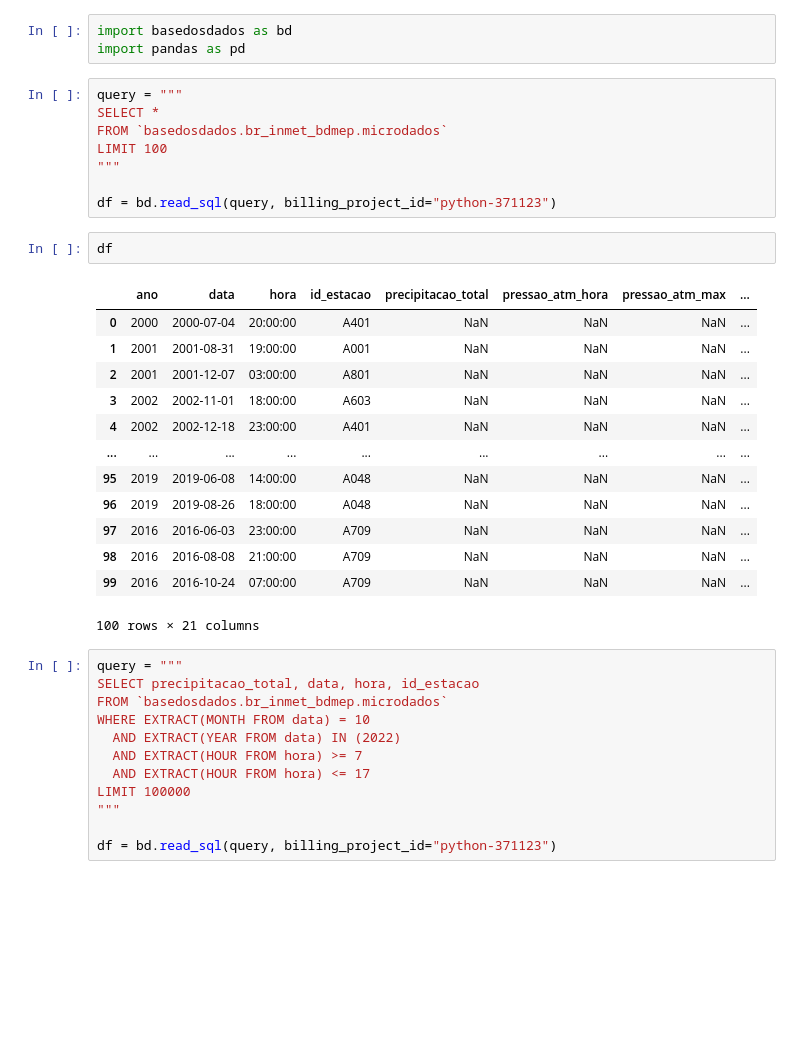
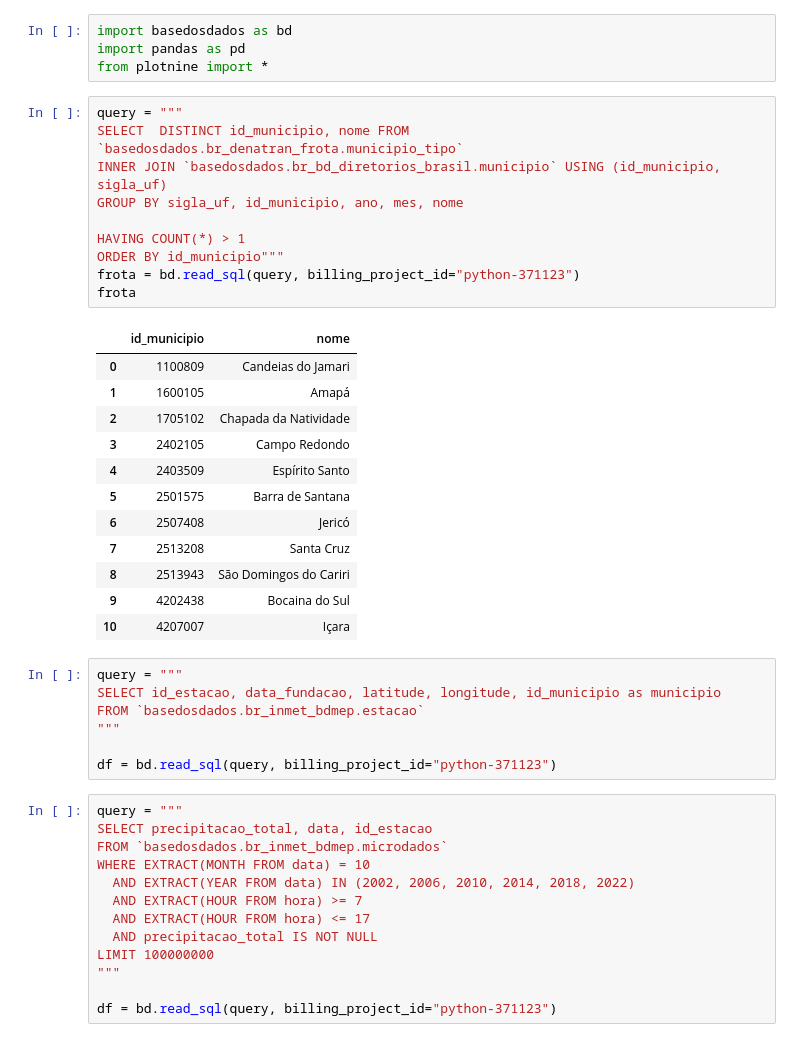
Before and after one commit to gustavo-tm/passe-livre, a Jupyter notebook: rascunho.ipynb, the cells around one changed output. Saved outputs shown, nothing was run; the diff lists cells and outputs as text; blank space fills up the shorter version.

```diff
--- a/rascunho.ipynb
+++ b/rascunho.ipynb
@@ -1,39 +1,47 @@
 # %%
 import basedosdados as bd
 import pandas as pd
+from plotnine import *
+# %%
+query = """
+SELECT  DISTINCT id_municipio, nome FROM `basedosdados.br_denatran_frota.municipio_tipo`
+INNER JOIN `basedosdados.br_bd_diretorios_brasil.municipio` USING (id_municipio, sigla_uf)
+GROUP BY sigla_uf, id_municipio, ano, mes, nome
+
+HAVING COUNT(*) > 1
+ORDER BY id_municipio"""
+frota = bd.read_sql(query, billing_project_id="python-371123")
+frota
+# %% [output]
+|  | id_municipio | nome |
+| 0 | 1100809 | Candeias do Jamari |
+| 1 | 1600105 | Amapá |
+| 2 | 1705102 | Chapada da Natividade |
+| 3 | 2402105 | Campo Redondo |
+| 4 | 2403509 | Espírito Santo |
+| 5 | 2501575 | Barra de Santana |
+| 6 | 2507408 | Jericó |
+| 7 | 2513208 | Santa Cruz |
+| 8 | 2513943 | São Domingos do Cariri |
+| 9 | 4202438 | Bocaina do Sul |
+| 10 | 4207007 | Içara |
 # %%
 query = """
-SELECT *
-FROM `basedosdados.br_inmet_bdmep.microdados`
-LIMIT 100
+SELECT id_estacao, data_fundacao, latitude, longitude, id_municipio as municipio
+FROM `basedosdados.br_inmet_bdmep.estacao`
 """
 
 df = bd.read_sql(query, billing_project_id="python-371123")
-# %%
-df
-# %% [output]
-|  | ano | data | hora | id_estacao | precipitacao_total | pressao_atm_hora | pressao_atm_max | ... |
-| 0 | 2000 | 2000-07-04 | 20:00:00 | A401 | NaN | NaN | NaN | ... |
-| 1 | 2001 | 2001-08-31 | 19:00:00 | A001 | NaN | NaN | NaN | ... |
-| 2 | 2001 | 2001-12-07 | 03:00:00 | A801 | NaN | NaN | NaN | ... |
-| 3 | 2002 | 2002-11-01 | 18:00:00 | A603 | NaN | NaN | NaN | ... |
-| 4 | 2002 | 2002-12-18 | 23:00:00 | A401 | NaN | NaN | NaN | ... |
-| ... | ... | ... | ... | ... | ... | ... | ... | ... |
-| 95 | 2019 | 2019-06-08 | 14:00:00 | A048 | NaN | NaN | NaN | ... |
-| 96 | 2019 | 2019-08-26 | 18:00:00 | A048 | NaN | NaN | NaN | ... |
-| 97 | 2016 | 2016-06-03 | 23:00:00 | A709 | NaN | NaN | NaN | ... |
-| 98 | 2016 | 2016-08-08 | 21:00:00 | A709 | NaN | NaN | NaN | ... |
-| 99 | 2016 | 2016-10-24 | 07:00:00 | A709 | NaN | NaN | NaN | ... |
-100 rows × 21 columns
 # %%
 query = """
-SELECT precipitacao_total, data, hora, id_estacao
+SELECT precipitacao_total, data, id_estacao
 FROM `basedosdados.br_inmet_bdmep.microdados`
 WHERE EXTRACT(MONTH FROM data) = 10
-  AND EXTRACT(YEAR FROM data) IN (2022)
+  AND EXTRACT(YEAR FROM data) IN (2002, 2006, 2010, 2014, 2018, 2022)
   AND EXTRACT(HOUR FROM hora) >= 7
   AND EXTRACT(HOUR FROM hora) <= 17
-LIMIT 100000
+  AND precipitacao_total IS NOT NULL
+LIMIT 100000000
 """
 
 df = bd.read_sql(query, billing_project_id="python-371123")
```
Also changed, not shown: parts of 6 cells of this notebook, 3 other files.
